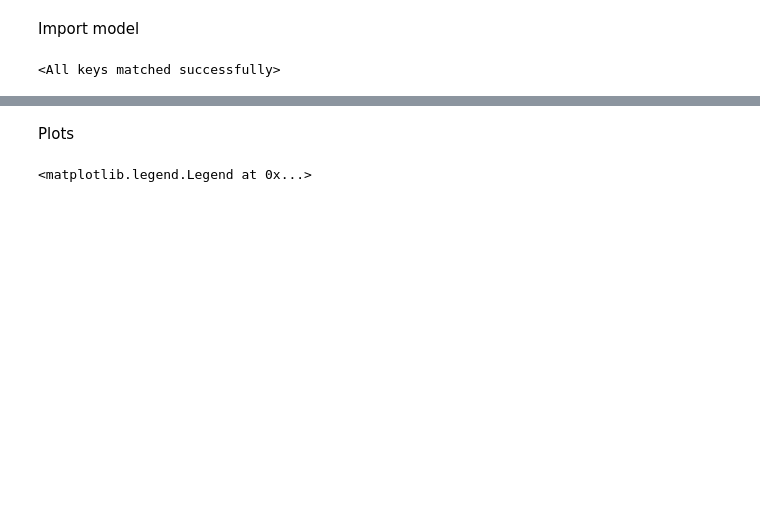
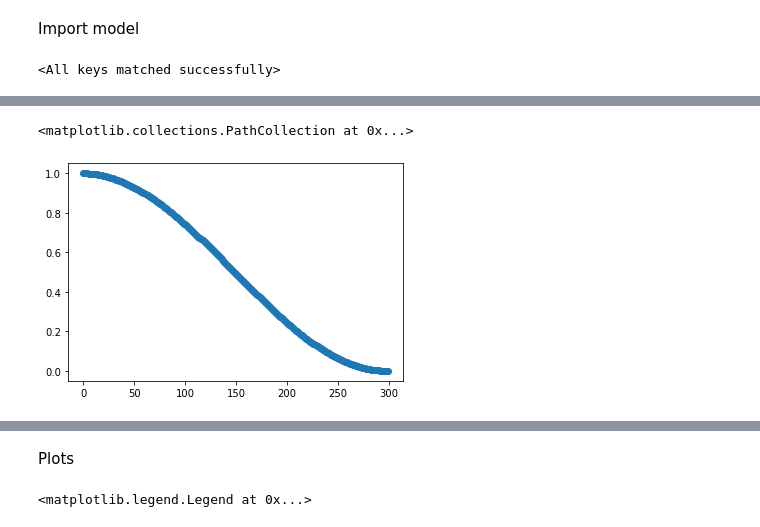
Before and after one commit to smoffe1604/BSc, a Jupyter notebook: main.ipynb, the cells around one changed output, grey strips where cells are left out. Drawn from its saved outputs; the diff is of its cells as text; code cells hidden in the pictures; blank space fills up the shorter version.

```diff
--- a/main.ipynb
+++ b/main.ipynb
@@ -441,0 +523,3 @@ def denoise(model, X, T = 300):
+# %%
+betas, alpha_bar = cos_betaAlpha_schedule()
+-betas
@@ -442,3 +544,8 @@ def denoise(model, X, T = 300):
+# %%
+plt.scatter(np.arange(300), alpha_bar)
+# %% [output]
+<matplotlib.collections.PathCollection at 0x...>
+[figure, added]
 # %%
 T = 300
 X_T = [np.random.multivariate_normal(np.zeros(31), np.identity(31)) for _ in range(4)]
```
Also changed, not shown: parts of 20 cells of this notebook, 1 other file.
